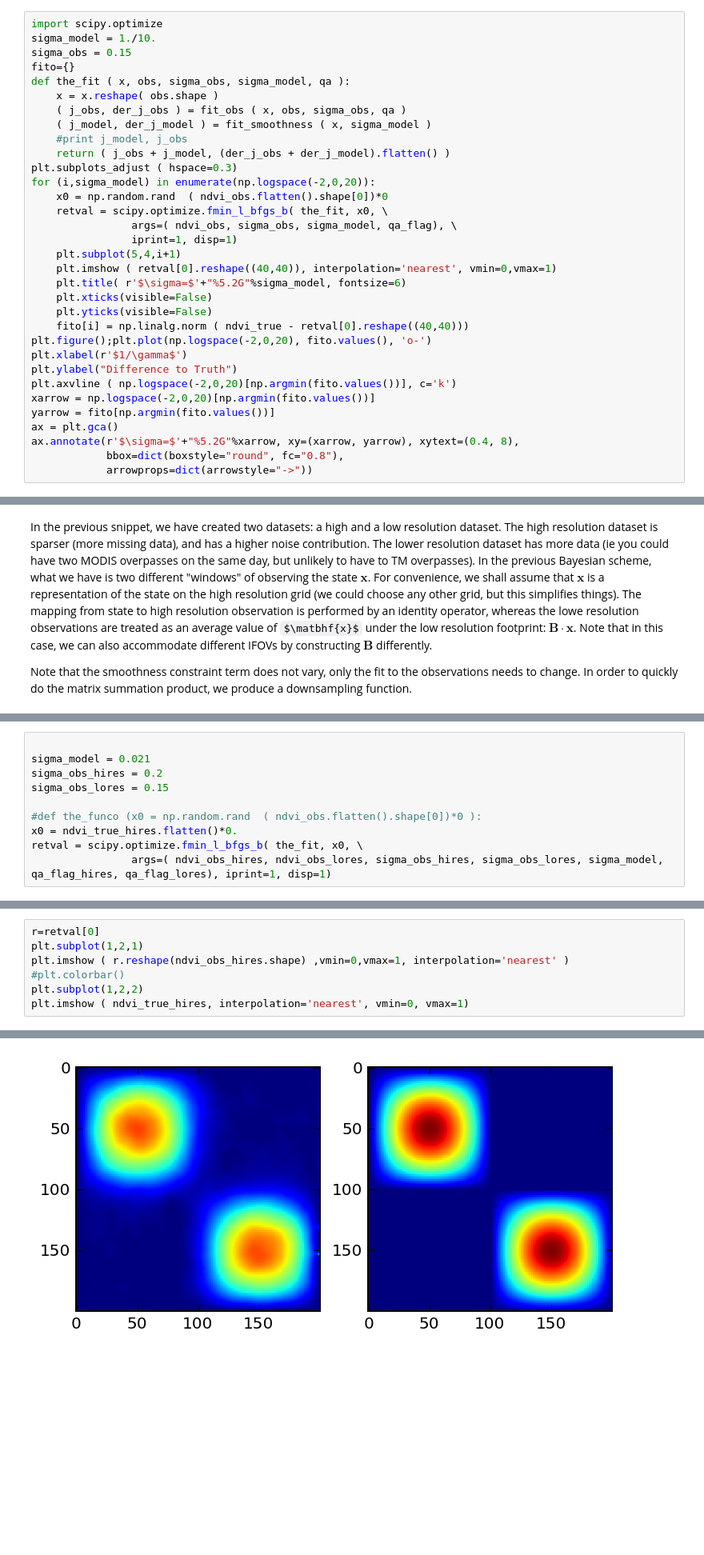
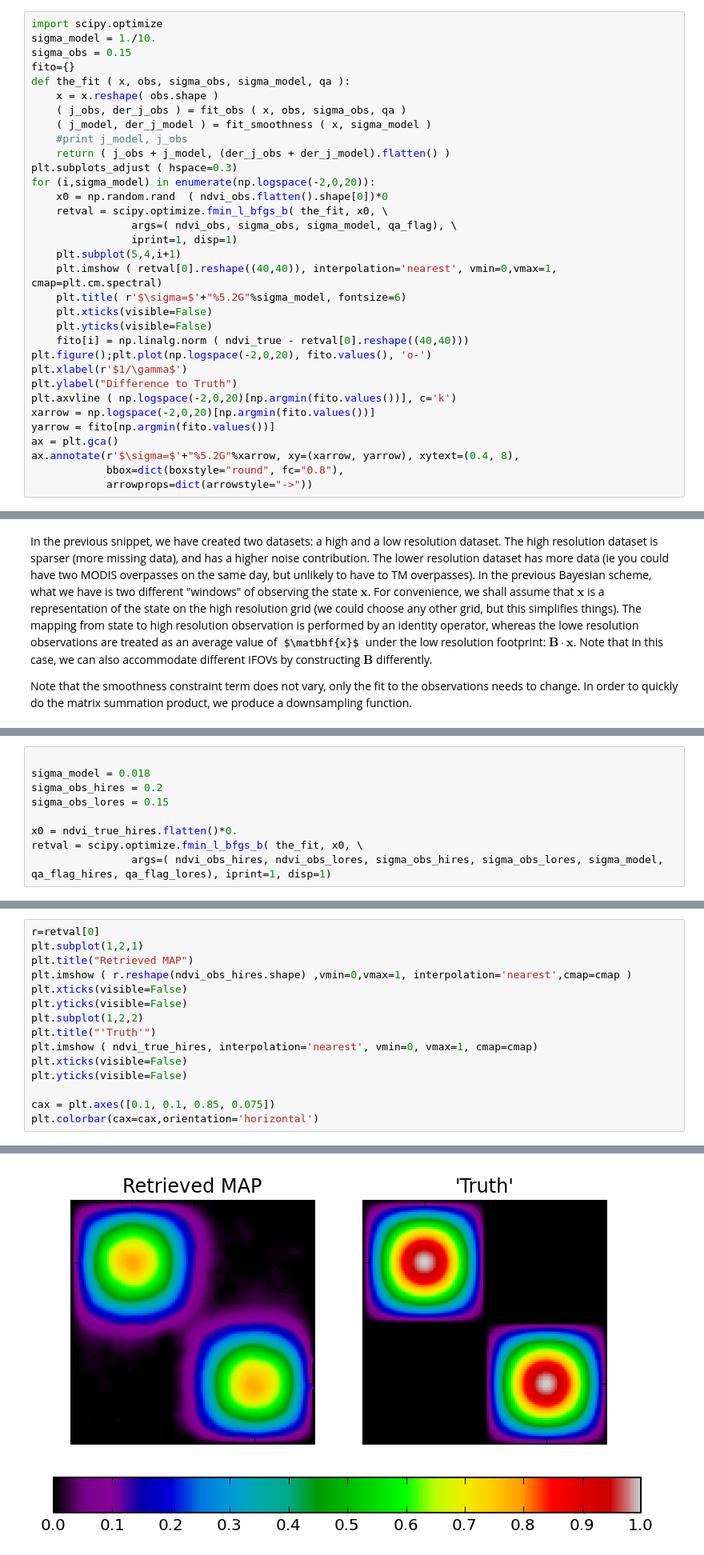
Before and after one commit to maxchernet/toy_eoldas, a Jupyter notebook: SpatialSmoothing.ipynb, the cells around one changed output, grey strips where cells are left out. Shown at 80% size. Cells and saved outputs as stored; diff of their text form; some formulas as TeX source; blank space fills up the shorter version.

```diff
--- a/SpatialSmoothing.ipynb
+++ b/SpatialSmoothing.ipynb
@@ -231,7 +231,7 @@ for (i,sigma_model) in enumerate(np.logspace(-2,0,20)):
                 args=( ndvi_obs, sigma_obs, sigma_model, qa_flag), \
                 iprint=1, disp=1)
     plt.subplot(5,4,i+1)
-    plt.imshow ( retval[0].reshape((40,40)), interpolation='nearest', vmin=0,vmax=1)
+    plt.imshow ( retval[0].reshape((40,40)), interpolation='nearest', vmin=0,vmax=1, cmap=plt.cm.spectral)
     plt.title( r'$\sigma=$'+"%5.2G"%sigma_model, fontsize=6)
     plt.xticks(visible=False)
     plt.yticks(visible=False)
@@ -430,10 +436,9 @@ def the_fit ( x, obs_hires, obs_lores, sigma_obs_hires, sigma_obs_lores, sigma_m
 # %%
 
-sigma_model = 0.021
+sigma_model = 0.018
 sigma_obs_hires = 0.2
 sigma_obs_lores = 0.15
 
-#def the_funco (x0 = np.random.rand  ( ndvi_obs.flatten().shape[0])*0 ):
 x0 = ndvi_true_hires.flatten()*0.
 retval = scipy.optimize.fmin_l_bfgs_b( the_fit, x0, \
                 args=( ndvi_obs_hires, ndvi_obs_lores, sigma_obs_hires, sigma_obs_lores, sigma_model, qa_flag_hires, qa_flag_lores), iprint=1, disp=1)
@@ -440,8 +447,16 @@ retval = scipy.optimize.fmin_l_bfgs_b( the_fit, x0, \
 # %%
 r=retval[0]
 plt.subplot(1,2,1)
-plt.imshow ( r.reshape(ndvi_obs_hires.shape) ,vmin=0,vmax=1, interpolation='nearest' )
-#plt.colorbar()
+plt.title("Retrieved MAP")
+plt.imshow ( r.reshape(ndvi_obs_hires.shape) ,vmin=0,vmax=1, interpolation='nearest',cmap=cmap )
+plt.xticks(visible=False)
+plt.yticks(visible=False)
 plt.subplot(1,2,2)
-plt.imshow ( ndvi_true_hires, interpolation='nearest', vmin=0, vmax=1)
+plt.title("'Truth'")
+plt.imshow ( ndvi_true_hires, interpolation='nearest', vmin=0, vmax=1, cmap=cmap)
+plt.xticks(visible=False)
+plt.yticks(visible=False)
+
+cax = plt.axes([0.1, 0.1, 0.85, 0.075])
+plt.colorbar(cax=cax,orientation='horizontal')
 # %% [output]
@@ -449 +464 @@ plt.imshow ( ndvi_true_hires, interpolation='nearest', vmin=0, vmax=1)
-[figure, old version]
+[figure, new version]
```
Also changed, not shown: parts of 15 cells of this notebook.
